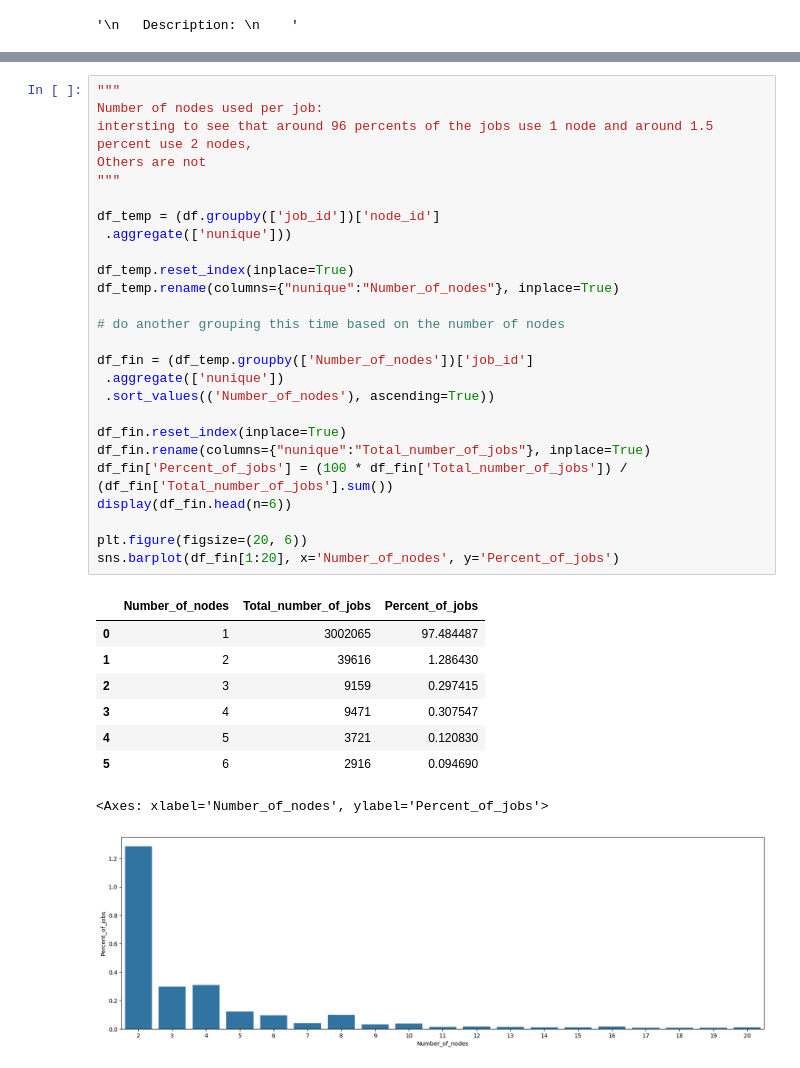
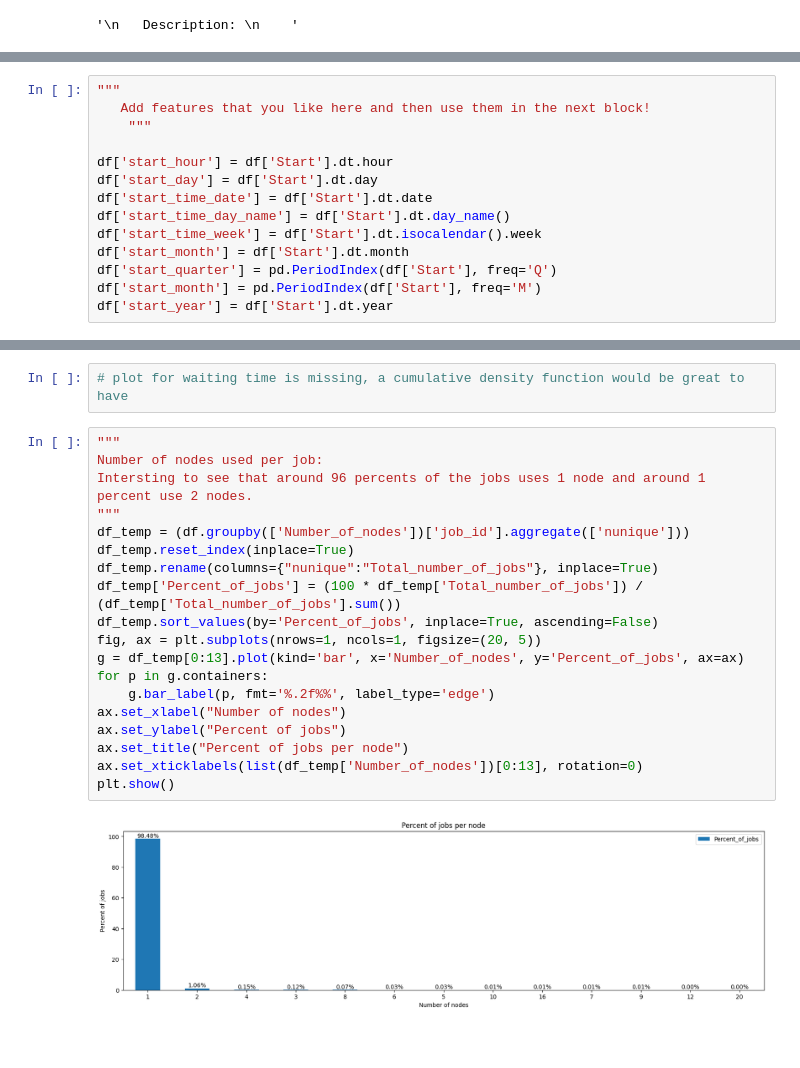
Before and after one commit to sara-nl/energy_efficiency_system_level, a Jupyter notebook: EDA_slurm_data.ipynb, the cells around one changed output, grey strips where cells are left out. Saved outputs shown, nothing was run; the diff lists cells and outputs as text; blank space fills up the shorter version.

```diff
--- a/EDA_slurm_data.ipynb
+++ b/EDA_slurm_data.ipynb
@@ -32,0 +27,14 @@ df.sample(n=10)
+# %%
+"""
+   Add features that you like here and then use them in the next block!
+    """
+
+df['start_hour'] = df['Start'].dt.hour
+df['start_day'] = df['Start'].dt.day
+df['start_time_date'] = df['Start'].dt.date
+df['start_time_day_name'] = df['Start'].dt.day_name()
+df['start_time_week'] = df['Start'].dt.isocalendar().week
+df['start_month'] = df['Start'].dt.month
+df['start_quarter'] = pd.PeriodIndex(df['Start'], freq='Q')
+df['start_month'] = pd.PeriodIndex(df['Start'], freq='M')
+df['start_year'] = df['Start'].dt.year
@@ -166,38 +164,25 @@ fun_time(df, col_name=['start_quarter', 'node_type'])
+# %%
+# plot for waiting time is missing, a cumulative density function would be great to have
 # %%
 """
 Number of nodes used per job:
-intersting to see that around 96 percents of the jobs use 1 node and around 1.5 percent use 2 nodes,
-Others are not
+Intersting to see that around 96 percents of the jobs uses 1 node and around 1 percent use 2 nodes.
 """
-
-df_temp = (df.groupby(['job_id'])['node_id']
- .aggregate(['nunique']))
-
+df_temp = (df.groupby(['Number_of_nodes'])['job_id'].aggregate(['nunique']))
 df_temp.reset_index(inplace=True)
-df_temp.rename(columns={"nunique":"Number_of_nodes"}, inplace=True)
-
-# do another grouping this time based on the number of nodes
-
-df_fin = (df_temp.groupby(['Number_of_nodes'])['job_id']
- .aggregate(['nunique'])
- .sort_values(('Number_of_nodes'), ascending=True))
-
-df_fin.reset_index(inplace=True)
-df_fin.rename(columns={"nunique":"Total_number_of_jobs"}, inplace=True)
-df_fin['Percent_of_jobs'] = (100 * df_fin['Total_number_of_jobs']) / (df_fin['Total_number_of_jobs'].sum())
-display(df_fin.head(n=6))
-
-plt.figure(figsize=(20, 6))
-sns.barplot(df_fin[1:20], x='Number_of_nodes', y='Percent_of_jobs')
+df_temp.rename(columns={"nunique":"Total_number_of_jobs"}, inplace=True)
+df_temp['Percent_of_jobs'] = (100 * df_temp['Total_number_of_jobs']) / (df_temp['Total_number_of_jobs'].sum())
+df_temp.sort_values(by='Percent_of_jobs', inplace=True, ascending=False)
+fig, ax = plt.subplots(nrows=1, ncols=1, figsize=(20, 5))
+g = df_temp[0:13].plot(kind='bar', x='Number_of_nodes', y='Percent_of_jobs', ax=ax)
+for p in g.containers:
+    g.bar_label(p, fmt='%.2f%%', label_type='edge')
+ax.set_xlabel("Number of nodes")
+ax.set_ylabel("Percent of jobs")
+ax.set_title("Percent of jobs per node")
+ax.set_xticklabels(list(df_temp['Number_of_nodes'])[0:13], rotation=0)
+plt.show()
 # %% [output]
-|  | Number_of_nodes | Total_number_of_jobs | Percent_of_jobs |
-| 0 | 1 | 3002065 | 97.484487 |
-| 1 | 2 | 39616 | 1.286430 |
-| 2 | 3 | 9159 | 0.297415 |
-| 3 | 4 | 9471 | 0.307547 |
-| 4 | 5 | 3721 | 0.120830 |
-| 5 | 6 | 2916 | 0.094690 |
-<Axes: xlabel='Number_of_nodes', ylabel='Percent_of_jobs'>
-[figure, old version]
+[figure, new version]
 # %%
 """
```
Also changed, not shown: parts of 14 cells of this notebook.
